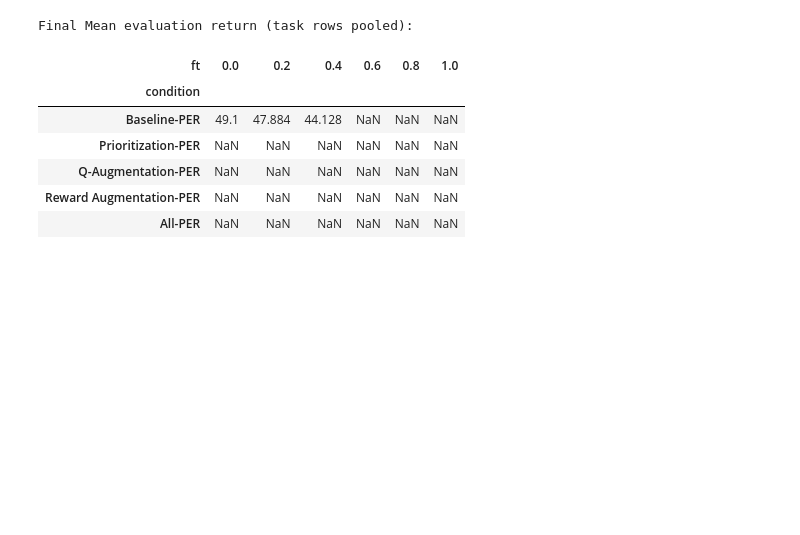
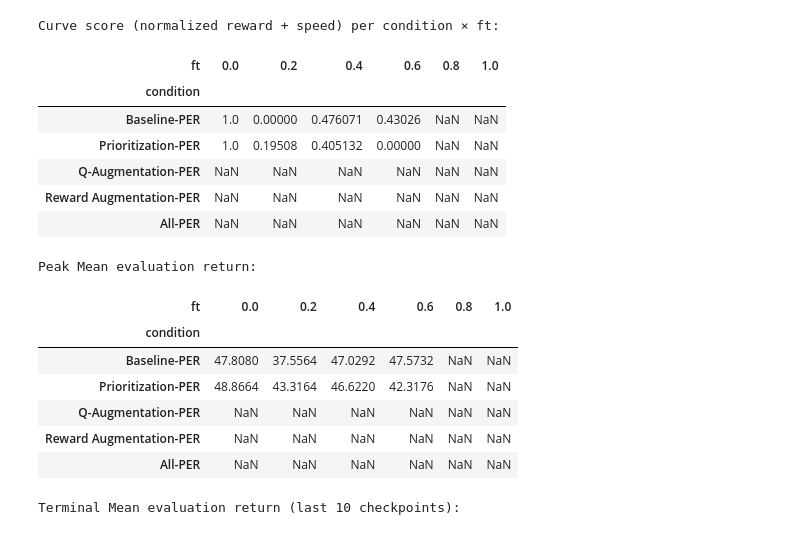
Before and after one commit to your-profile/OfflineNeuroloop, a Jupyter notebook: src/results/graphs_finetune.ipynb, the cells around one changed output. Drawn from its saved outputs; the diff is of its cells as text; code cells hidden in the pictures; blank space fills up the shorter version.

```diff
--- a/src/results/graphs_finetune.ipynb
+++ b/src/results/graphs_finetune.ipynb
@@ -38,7 +40,7 @@ mpl.rcParams.update({
 
 TASKS_TO_PLOT = ["Passive", "Active", "Pooled"]
 # %%
-DATA_FILE = "trial_results_finetuning.csv"
+DATA_FILE = "trial_results_finetuning_priority_aug_betafix.csv"
 SEED_COLUMN = "parameters_experiment_random_state"
 # "results_success_rate" or "results_total_reward" (reward is mean return per eval checkpoint)
 METRIC = "results_total_reward"
@@ -48,8 +50,13 @@ METRIC_LABELS = {
     "results_steps": "Steps at evaluation",
 }
 METRIC_LABEL = METRIC_LABELS[METRIC]
-WINDOW_SIZE =  1
-FINAL_WINDOW = 1
+WINDOW_SIZE =  10
+FINAL_WINDOW = 10
+# Best-curve selection: reward (high y) + speed (fewer checkpoints to strong return)
+CURVE_PEAK_WEIGHT = 0.5       # reward = blend of peak and terminal return
+CURVE_REWARD_WEIGHT = 0.5     # weight on reward vs speed when picking best curve
+CURVE_SPEED_WEIGHT = 0.5
+SPEED_REACH_MARGIN = 1.0      # shared target = best peak in group minus this (reward points)
 
 CONDITION_COLUMN = "parameters_experiment_condition"
 TASK_COLUMN = "parameters_experiment_task"
@@ -72,7 +79,6 @@ NOISE_ORDER = [0.0, 0.1, 0.5, 1.0]
 BETA_ORDER = [0.5, 1.0, 5.0, 10.0]
 FT_ORDER = [0.0, 0.2, 0.4, 0.6, 0.8, 1.0]
 NUMERIC_ABLATION_COLS = ("noise", "beta", "ft")
-
 # Use tasks present in the CSV when AUTO_TASKS_FROM_DATA is True
 AUTO_TASKS_FROM_DATA = True
 
@@ -201,19 +262,21 @@ Tasks in data: ['Pooled']
 def build_aggregated_table(df: pd.DataFrame, metric_col: str = METRIC) -> pd.DataFrame:
     records = []
     for trial_name, grp in df.groupby("trial_name", sort=False):
-        mean, std, n_seeds = aggregate_seed_rows(grp, metric_col, WINDOW_SIZE)
+        mean, sem, n_seeds = aggregate_seed_rows(grp, metric_col, WINDOW_SIZE)
         rep = grp.iloc[0]
         records.append({
             "trial_name": trial_name,
             "mean": mean,
-            "std": std,
+            "sem": sem,
             "n_seeds": n_seeds,
             "task": rep[TASK_COLUMN],
             "condition": rep[CONDITION_COLUMN],
             "noise": float(rep[NOISE_COLUMN]),
             "beta": float(rep[BETA_COLUMN]),
             "ft": float(rep[FT_COLUMN]),
+            "peak_reward": peak_reward(mean),
             "final_score": final_score(mean),
+            "reward_score": reward_score(mean),
         })
     return pd.DataFrame(records)
 
@@ -559,26 +670,48 @@ plot_finetune_threshold_ablation(agg, min_lines=1)
 # %%
-# Final metric (mean over last FINAL_WINDOW checkpoints) per condition × finetune_threshold
-ft_summary = (
-    agg[
-        np.isclose(agg["noise"], ABLATION_FT_BASELINE_NOISE)
-        & np.isclose(agg["beta"], ABLATION_FT_BASELINE_BETA)
-    ]
-    .pivot_table(
-        index="condition",
-        columns="ft",
-        values="final_score",
-        aggfunc="first",
-    )
+# Per condition × finetune_threshold: curve_score (reward + speed), plus peak & terminal return
+ft_sub = agg[
+    np.isclose(agg["noise"], ABLATION_FT_BASELINE_NOISE)
+    & np.isclose(agg["beta"], ABLATION_FT_BASELINE_BETA)
+]
+ft_scored = pd.concat(
+    [add_curve_scores(grp) for (_, _), grp in ft_sub.groupby(["task", "condition"], sort=False)],
+    ignore_index=True,
+)
+
+ft_curve_summary = (
+    ft_scored.pivot_table(index="condition", columns="ft", values="curve_score", aggfunc="first")
     .reindex(index=CONDITION_ORDER, columns=FT_ORDER)
 )
-print(f"Final {METRIC_LABEL} (task rows pooled):")
-ft_summary
+ft_peak_summary = (
+    ft_scored.pivot_table(index="condition", columns="ft", values="peak_reward", aggfunc="first")
+    .reindex(index=CONDITION_ORDER, columns=FT_ORDER)
+)
+ft_final_summary = (
+    ft_scored.pivot_table(index="condition", columns="ft", values="final_score", aggfunc="first")
+    .reindex(index=CONDITION_ORDER, columns=FT_ORDER)
+)
+
+print("Curve score (normalized reward + speed) per condition × ft:")
+display(ft_curve_summary)
+print(f"Peak {METRIC_LABEL}:")
+display(ft_peak_summary)
+print(f"Terminal {METRIC_LABEL} (last {FINAL_WINDOW} checkpoints):")
+display(ft_final_summary)
 # %% [output]
-Final Mean evaluation return (task rows pooled):
+Curve score (normalized reward + speed) per condition × ft:
 | ft | 0.0 | 0.2 | 0.4 | 0.6 | 0.8 | 1.0 |
 | condition |  |  |  |  |  |  |
-| Baseline-PER | 49.1 | 47.884 | 44.128 | NaN | NaN | NaN |
-| Prioritization-PER | NaN | NaN | NaN | NaN | NaN | NaN |
+| Baseline-PER | 1.0 | 0.00000 | 0.476071 | 0.43026 | NaN | NaN |
+| Prioritization-PER | 1.0 | 0.19508 | 0.405132 | 0.00000 | NaN | NaN |
 | Q-Augmentation-PER | NaN | NaN | NaN | NaN | NaN | NaN |
 | Reward Augmentation-PER | NaN | NaN | NaN | NaN | NaN | NaN |
 | All-PER | NaN | NaN | NaN | NaN | NaN | NaN |
+Peak Mean evaluation return:
+| ft | 0.0 | 0.2 | 0.4 | 0.6 | 0.8 | 1.0 |
+| condition |  |  |  |  |  |  |
+| Baseline-PER | 47.8080 | 37.5564 | 47.0292 | 47.5732 | NaN | NaN |
+| Prioritization-PER | 48.8664 | 43.3164 | 46.6220 | 42.3176 | NaN | NaN |
+| Q-Augmentation-PER | NaN | NaN | NaN | NaN | NaN | NaN |
+| Reward Augmentation-PER | NaN | NaN | NaN | NaN | NaN | NaN |
+| All-PER | NaN | NaN | NaN | NaN | NaN | NaN |
+Terminal Mean evaluation return (last 10 checkpoints):
```
Also changed, not shown: parts of 10 cells of this notebook, 15 other files.
